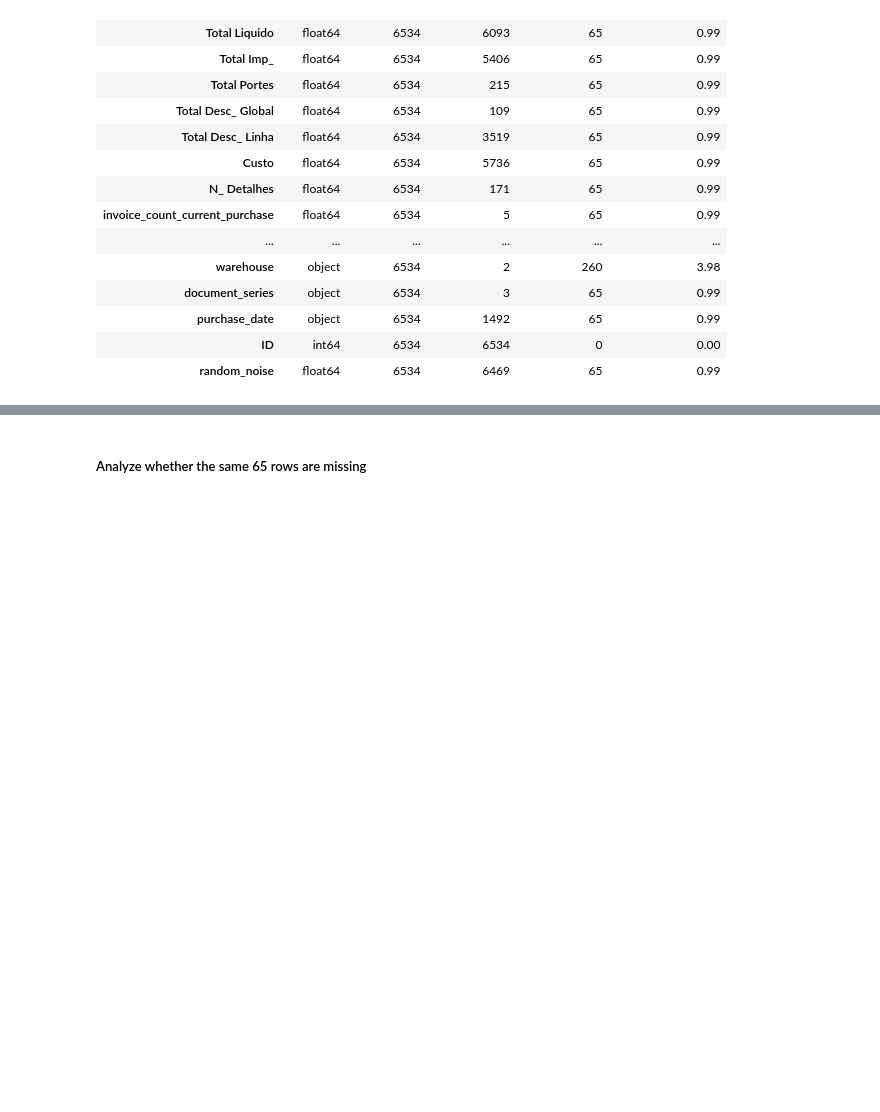
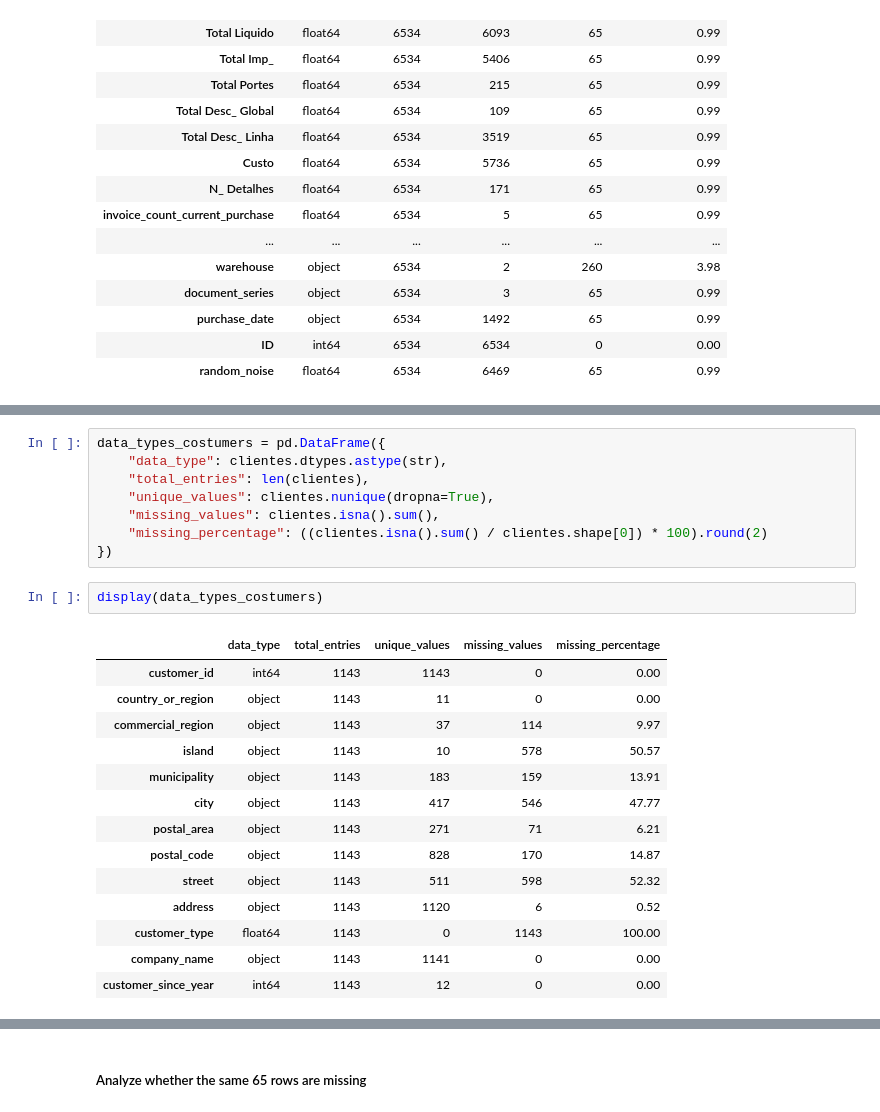
Before and after one commit to luisrafaelsoeiro/ETAI_Project, a Jupyter notebook: exploration.ipynb, the cells around one changed output, grey strips where cells are left out. Cells and saved outputs as stored; diff of their text form; blank space fills up the shorter version.

```diff
--- a/exploration.ipynb
+++ b/exploration.ipynb
@@ -157,0 +222,25 @@ Interpretation:
+# %%
+data_types_costumers = pd.DataFrame({
+    "data_type": clientes.dtypes.astype(str),
+    "total_entries": len(clientes),
+    "unique_values": clientes.nunique(dropna=True),
+    "missing_values": clientes.isna().sum(),
+    "missing_percentage": ((clientes.isna().sum() / clientes.shape[0]) * 100).round(2)
+})
+# %%
+display(data_types_costumers)
+# %% [output]
+|  | data_type | total_entries | unique_values | missing_values | missing_percentage |
+| customer_id | int64 | 1143 | 1143 | 0 | 0.00 |
+| country_or_region | object | 1143 | 11 | 0 | 0.00 |
+| commercial_region | object | 1143 | 37 | 114 | 9.97 |
+| island | object | 1143 | 10 | 578 | 50.57 |
+| municipality | object | 1143 | 183 | 159 | 13.91 |
+| city | object | 1143 | 417 | 546 | 47.77 |
+| postal_area | object | 1143 | 271 | 71 | 6.21 |
+| postal_code | object | 1143 | 828 | 170 | 14.87 |
+| street | object | 1143 | 511 | 598 | 52.32 |
+| address | object | 1143 | 1120 | 6 | 0.52 |
+| customer_type | float64 | 1143 | 0 | 1143 | 100.00 |
+| company_name | object | 1143 | 1141 | 0 | 0.00 |
+| customer_since_year | int64 | 1143 | 12 | 0 | 0.00 |
```
Also changed, not shown: parts of 9 cells of this notebook.
